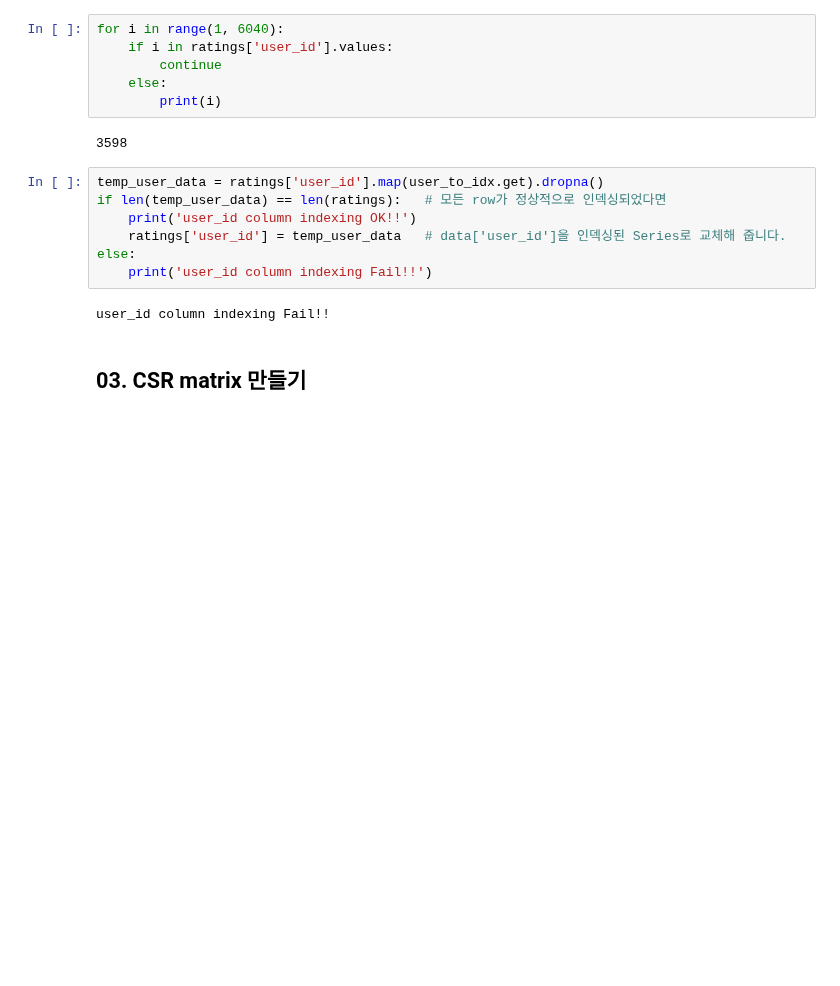
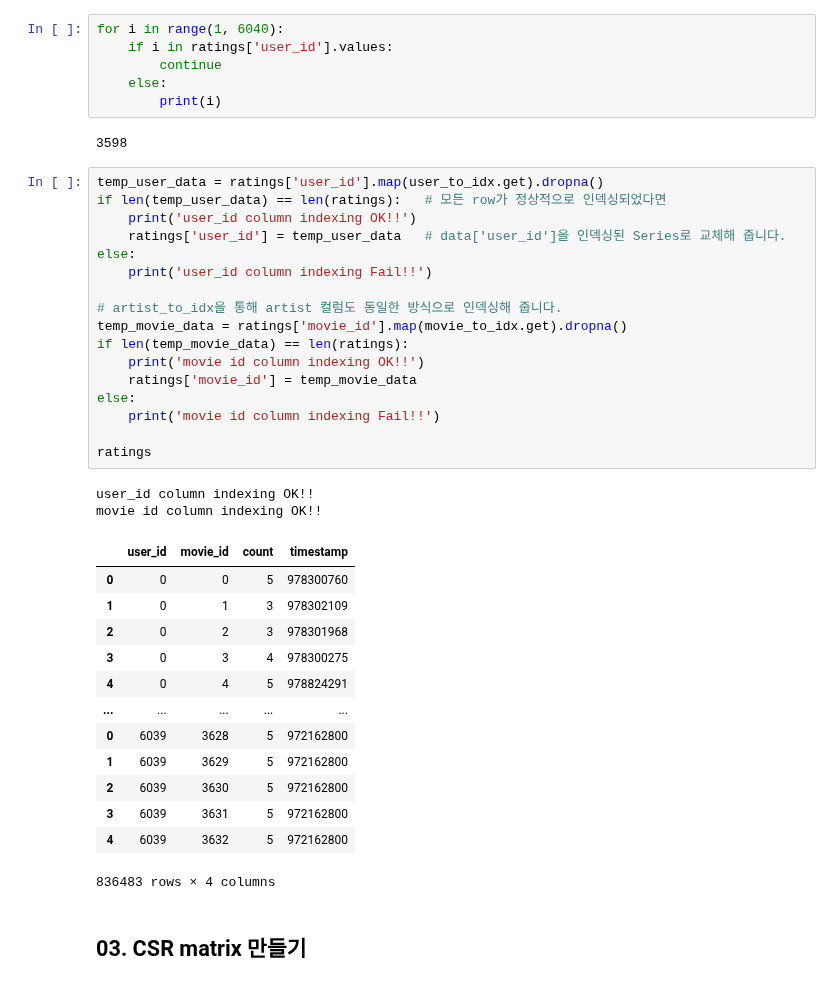
Before and after one commit to miinkang/AI_Project_AIFFEL, a Jupyter notebook: [E-08]Movielens_recommendation.ipynb, the cells around one changed output. Drawn from its saved outputs; the diff is of its cells as text; blank space fills up the shorter version.

```diff
--- a/[E-08]Movielens_recommendation.ipynb
+++ b/[E-08]Movielens_recommendation.ipynb
@@ -283,12 +286,36 @@ for i in range(1, 6040):
 # %%
 temp_user_data = ratings['user_id'].map(user_to_idx.get).dropna()
 if len(temp_user_data) == len(ratings):   # 모든 row가 정상적으로 인덱싱되었다면
     print('user_id column indexing OK!!')
     ratings['user_id'] = temp_user_data   # data['user_id']을 인덱싱된 Series로 교체해 줍니다.
 else:
     print('user_id column indexing Fail!!')
+
+# artist_to_idx을 통해 artist 컬럼도 동일한 방식으로 인덱싱해 줍니다.
+temp_movie_data = ratings['movie_id'].map(movie_to_idx.get).dropna()
+if len(temp_movie_data) == len(ratings):
+    print('movie id column indexing OK!!')
+    ratings['movie_id'] = temp_movie_data
+else:
+    print('movie id column indexing Fail!!')
+
+ratings
 # %% [output]
-user_id column indexing Fail!!
+user_id column indexing OK!!
+movie id column indexing OK!!
+|  | user_id | movie_id | count | timestamp |
+| 0 | 0 | 0 | 5 | 978300760 |
+| 1 | 0 | 1 | 3 | 978302109 |
+| 2 | 0 | 2 | 3 | 978301968 |
+| 3 | 0 | 3 | 4 | 978300275 |
+| 4 | 0 | 4 | 5 | 978824291 |
+| ... | ... | ... | ... | ... |
+| 0 | 6039 | 3628 | 5 | 972162800 |
+| 1 | 6039 | 3629 | 5 | 972162800 |
+| 2 | 6039 | 3630 | 5 | 972162800 |
+| 3 | 6039 | 3631 | 5 | 972162800 |
+| 4 | 6039 | 3632 | 5 | 972162800 |
+836483 rows × 4 columns
 # %% [markdown]
 ## 03. CSR matrix 만들기
 # %%
```
Also changed, not shown: parts of 19 cells of this notebook.
